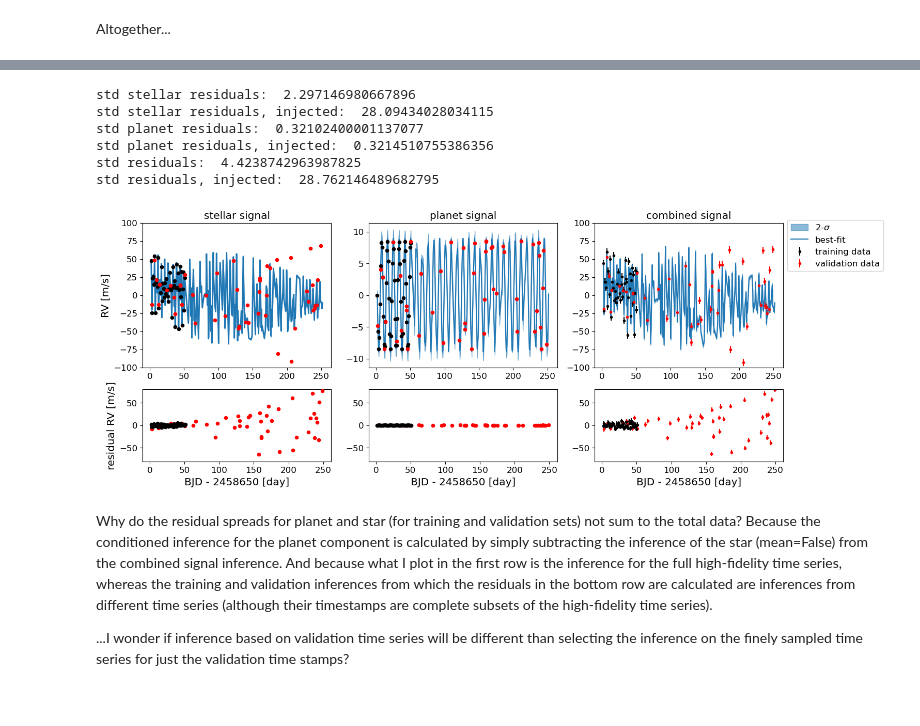
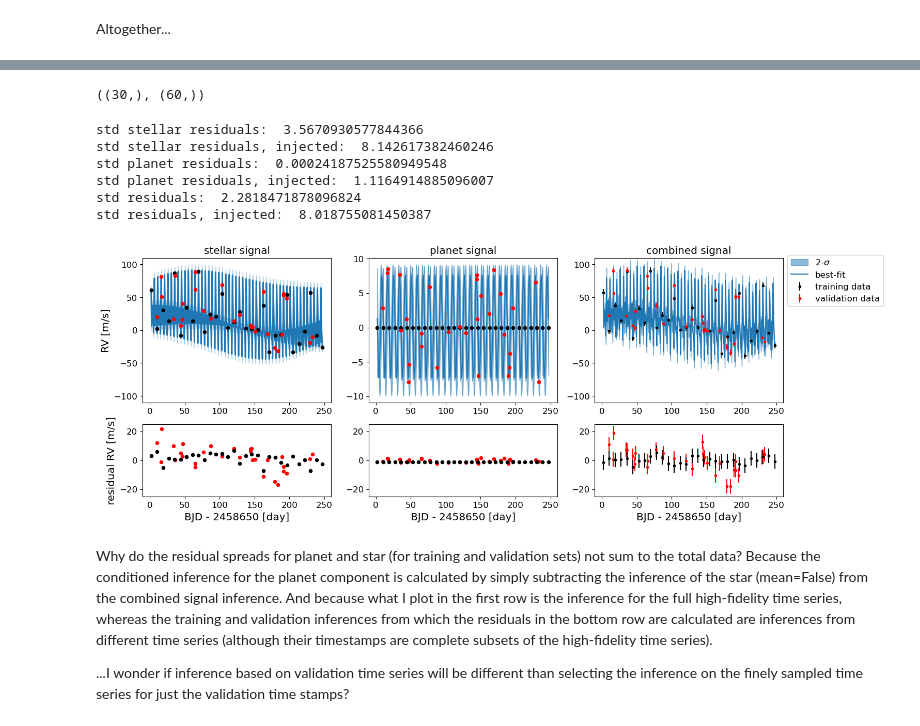
Before and after one commit to exoclam/gaspery, a Jupyter notebook: tutorials/comparison_to_fits.ipynb, the cells around one changed output, grey strips where cells are left out. Cells and saved outputs as stored; diff of their text form; code cells hidden in the pictures.

```diff
--- a/tutorials/comparison_to_fits.ipynb
+++ b/tutorials/comparison_to_fits.ipynb
@@ -70,13 +70,13 @@ Strategy
 # %%
 random = np.random.default_rng(seed=4)
 
-n_obs = 50
+n_obs = 30
 start = T0
 offs = []
 
 strategy = strategies.Strategy(n_obs = n_obs, start = start, offs=offs, dropout=0.)
-strat = np.array(strategy.on_vs_off(on=1, off=0, twice_flag=False))
+strat = np.array(strategy.on_vs_off(on=1, off=p-1, twice_flag=False))
 print(strat)
-#strat = strat + random.normal(0, 1./12, len(strat))
+#strat = strat + random.normal(0, 1./6, len(strat))
 print(strat)
 # %% [output]
@@ -139,8 +148,18 @@ observed_fine = star_fine + planet_fine + random.normal(0, sigma_wn_rv, len(plan
 # assemble parent DataFrame, and split into training and validation sets
 df_fine = pd.DataFrame({'x': x_fine, 'y': observed_fine[0],
                             'planet': planet_fine, 'star': star_fine[0]})
+df_fine = df_fine.drop_duplicates(subset=['x'])
+
 not_injected = df_fine.loc[df_fine.x.isin(X)]
-injected_x = random.choice(x_fine, 50, replace=False)
+#planet_strat = calculate_fi.model_jax(X, [theta[0], theta[1], theta[2]])
+#gp_strat = GaussianProcess(kernel, X)
+#star_strat = gp_strat.sample(jax.random.PRNGKey(4), shape=(1,))
+#observed_strat = star_strat + planet_strat + random.normal(0, sigma_wn_rv, len(planet_strat))
+#df_strat = pd.DataFrame({'x': X, 'y': observed_strat[0],
+#                            'planet': planet_strat, 'star': star_strat[0]})
+#not_injected = df_strat
+
+injected_x = random.choice(x_fine, 30, replace=False)
 injected = df_fine.loc[df_fine.x.isin(injected_x)]
 # %% [markdown]
 What do the training and validation points look like, compared to the model from which they were drawn?
@@ -146,0 +192,7 @@ What do the training and validation points look like, compared to the model from
+# %%
+random = np.random.default_rng(seed=4)
+
+strategy = strategies.Strategy(n_obs = n_obs, start = start, offs=offs, dropout=0.)
+strat = np.array(strategy.on_vs_off(on=1, off=1.115, twice_flag=False))
+#strat = np.array(strategy.on_vs_off(on=1, off=p-1, twice_flag=False)) # trivial failure mode
+print(strat)
@@ -147,3 +203,11 @@ What do the training and validation points look like, compared to the model from
+# %%
+n = 10
+x_fine = np.linspace(strat[0], strat[-1], int((strat[-1] - strat[0]) * n ) + 1)
+
+x_fine = np.concatenate((x_fine, strat))
+x_fine = np.sort(x_fine)
+
+planet_fine = calculate_fi.model_jax(x_fine, [theta[0], theta[1], theta[2]])
 # %%
 yerr = sigma_wn_rv
 
@@ -531,3 +564,7 @@ dtype: float64
+# %%
+X.shape, np.array(not_injected.star).shape
+# %% [output]
+((30,), (60,))
 # %%
 f, ((ax1, ax2, ax5), (ax6, ax4, ax3)) = plt.subplots(2, 3, figsize=(16, 6), height_ratios=[1, 0.5])
 
@@ -541,7 +578,7 @@ ax1.scatter(X, np.array(not_injected.star), color='k', label="star data", s=20,
 ax1.scatter(np.array(injected.x), np.array(injected.star), color='r', label="injected star data", s=20, zorder=3)
 ax1.set_ylabel("RV [m/s]")
 ax1.set_title("stellar signal")
-ax1.set_ylim([-100, 100])
+ax1.set_ylim([-110, 110])
 
 # star residuals
 res_star_injected = injected.star - q_inj_star[1]
@@ -550,7 +587,7 @@ ax6.scatter(np.array(injected.x), res_star_injected, label='injected star', colo
 ax6.scatter(np.array(not_injected.x), res_star_training, label='training star', color='k', s=20, zorder=3)
 ax6.set_xlabel("BJD - 2458650 [day]")
 ax6.set_ylabel("residual RV [m/s]")
-ax6.set_ylim([-80, 80])
+ax6.set_ylim([-25, 25])
 print("std stellar residuals: ", np.std(res_star_training))
 print("std stellar residuals, injected: ", np.std(res_star_injected))
 
@@ -566,44 +603,44 @@ ax2.set_title("planet signal")
 res_planet_injected = injected.planet - q_planet_inj[1]
 res_planet_training = not_injected.planet - q_planet[1]
 ax4.scatter(np.array(injected.x), res_planet_injected, label='injected planet', color='r', s=20, zorder=3)
 ax4.scatter(np.array(not_injected.x), res_planet_training, label='training planet', color='k', s=20, zorder=3)
 ax4.set_xlabel("BJD - 2458650 [day]")
-ax4.set_ylim([-80, 80])
+ax4.set_ylim([-25, 25])
 #ax4.legend(bbox_to_anchor=(1., 1.05))
 print("std planet residuals: ", np.std(res_planet_training))
 print("std planet residuals, injected: ", np.std(res_planet_injected))
 
 # combined
 ax5.errorbar(X, np.array(not_injected.y), yerr, fmt=".k", capsize=0, label="training data")
 ax5.errorbar(np.array(injected.x), np.array(injected.y), yerr, color='r', fmt=".k", capsize=0, label="validation data")
 ax5.fill_between(x_fine, q_plot[0], q_plot[2], color="C0", alpha=0.5, label=r"2-$\sigma$")
 ax5.plot(x_fine, q_plot[1], label="best-fit")
 ax5.set_title("combined signal")
 ax5.legend(bbox_to_anchor=(1., 1.05))
-ax5.set_ylim([-100, 100])
+ax5.set_ylim([-110, 110])
 
 # combined residuals
 res_injected = injected.y - q_inj[1]
 res_training = not_injected.y - q[1]
 ax3.errorbar(np.array(injected.x), res_injected, yerr, fmt=".k", capsize=0, label='injected combined', color='r')
 ax3.errorbar(np.array(not_injected.x), res_training, yerr, fmt=".k", capsize=0, label='training combined', color='k')
 ax3.set_xlabel("BJD - 2458650 [day]")
-ax3.set_ylim([-80, 80])
+ax3.set_ylim([-25, 25])
 #ax4.legend(bbox_to_anchor=(1., 1.05))
 print("std residuals: ", np.std(res_training))
 print("std residuals, injected: ", np.std(res_injected))
 
 #plt.tight_layout()
-plt.savefig(path+'plots/mcmc-strat1.png', facecolor='white', bbox_inches='tight')
+plt.savefig(path+'plots/mcmc-strat5.png', facecolor='white', bbox_inches='tight')
 plt.show()
 # %% [output]
-std stellar residuals:  2.297146980667896
-std stellar residuals, injected:  28.09434028034115
-std planet residuals:  0.32102400001137077
-std planet residuals, injected:  0.3214510755386356
-std residuals:  4.4238742963987825
-std residuals, injected:  28.762146489682795
+std stellar residuals:  3.5670930577844366
+std stellar residuals, injected:  8.142617382460246
+std planet residuals:  0.00024187525580949548
+std planet residuals, injected:  1.1164914885096007
+std residuals:  2.2818471878096824
+std residuals, injected:  8.018755081450387
-[figure, old version]
+[figure, new version]
 # %% [markdown]
 Why do the residual spreads for planet and star (for training and validation sets) not sum to the total data? Because the conditioned inference for the planet component is calculated by simply subtracting the inference of the star (mean=False) from the combined signal inference. And because what I plot in the first row is the inference for the full high-fidelity time series, whereas the training and validation inferences from which the residuals in the bottom row are calculated are inferences from different time series (although their timestamps are complete subsets of the high-fidelity time series).
 
```
Also changed, not shown: parts of 18 cells of this notebook, 1 other file.
